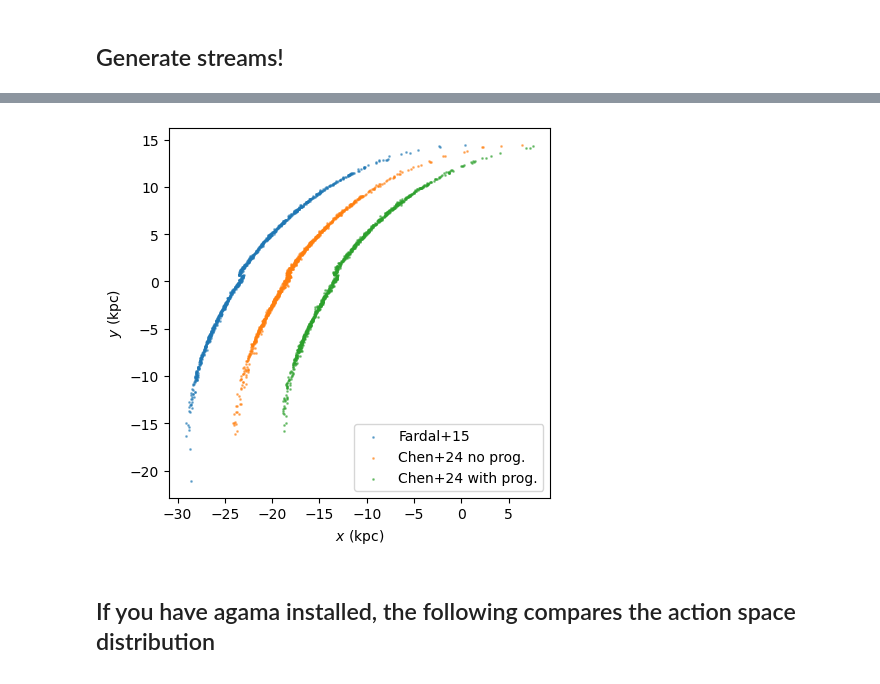
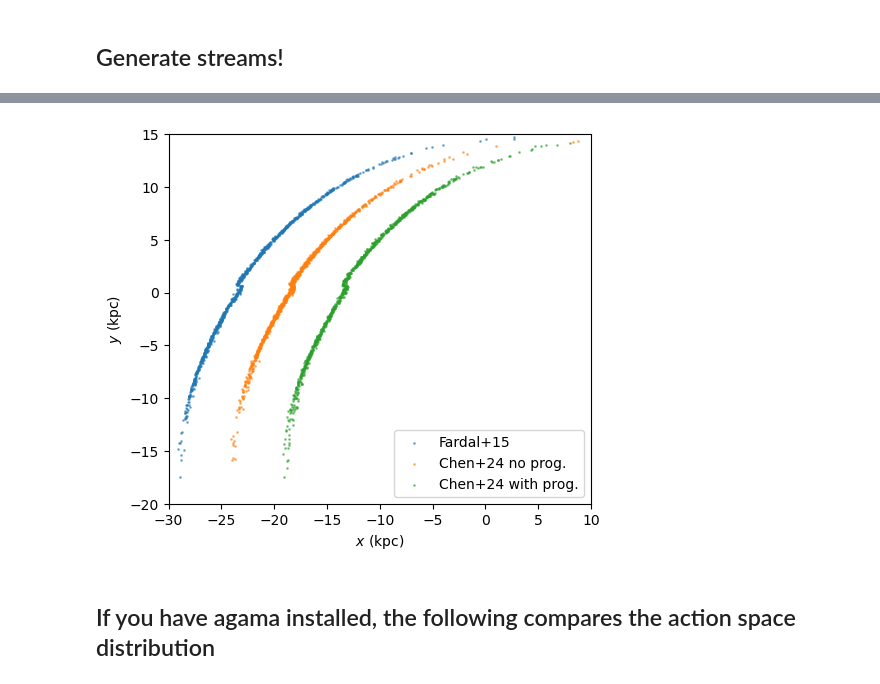
Before and after one commit to ybillchen/particle_spray, a Jupyter notebook: gala_stream.ipynb, the cells around one changed output, grey strips where cells are left out. Cells and saved outputs as stored; diff of their text form; code cells hidden in the pictures.

```diff
--- a/gala_stream.ipynb
+++ b/gala_stream.ipynb
@@ -76,15 +76,17 @@ Wall time: 608 ms
 # %%
 plt.scatter(stream_f15.pos.x.value-5, stream_f15.pos.y.value, s=1, alpha=0.5, label='Fardal+15')
 plt.scatter(stream_c24.pos.x.value, stream_c24.pos.y.value, s=1, alpha=0.5, label='Chen+24 no prog.')
 plt.scatter(stream_c24b.pos.x.value+5, stream_c24b.pos.y.value, s=1, alpha=0.5, label='Chen+24 with prog.')
 
 plt.xlabel(r'$x\ ({\rm kpc})$')
 plt.ylabel(r'$y\ ({\rm kpc})$')
+plt.xlim(-30, 10)
+plt.ylim(-20, 15)
 plt.legend()
 plt.gca().set_aspect(1)
 plt.show()
 # %% [output]
-[figure, old version]
+[figure, new version]
 # %% [markdown]
 ## If you have agama installed, the following compares the action space distribution
 # %%
```
Also changed, not shown: parts of 4 cells of this notebook, 2 other files.
